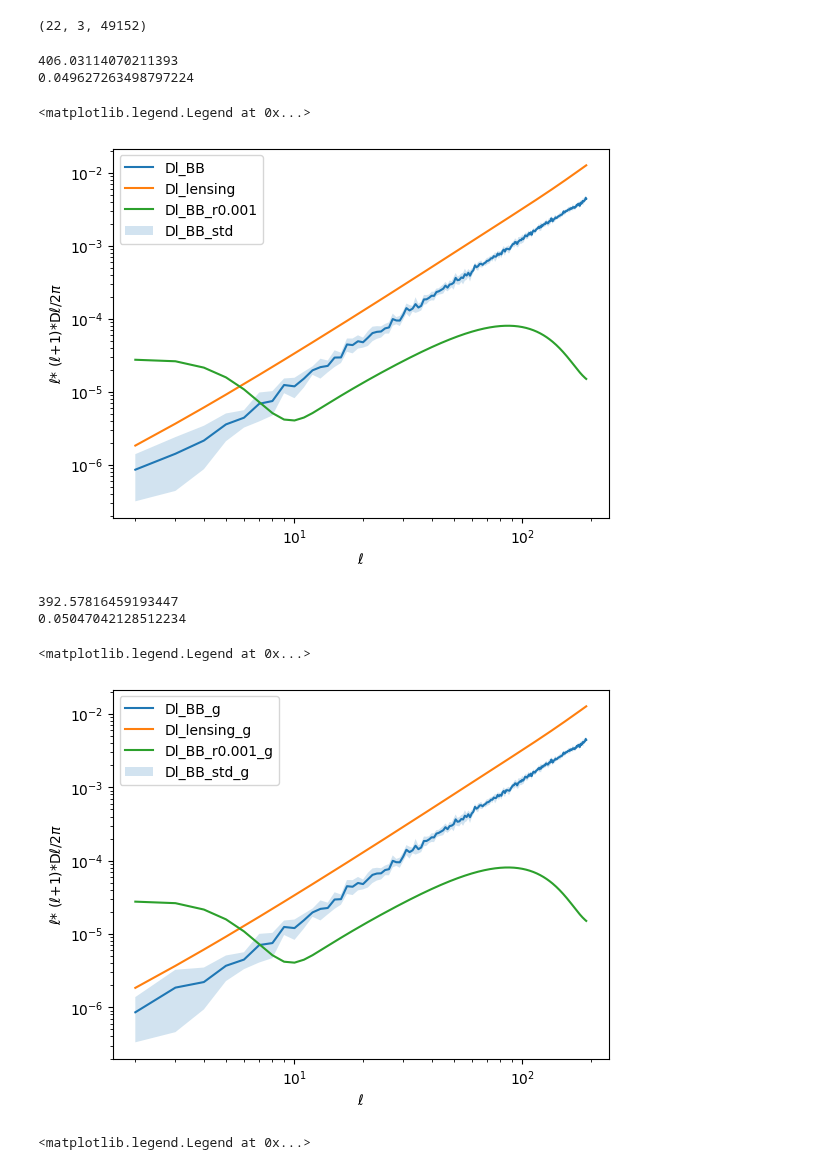
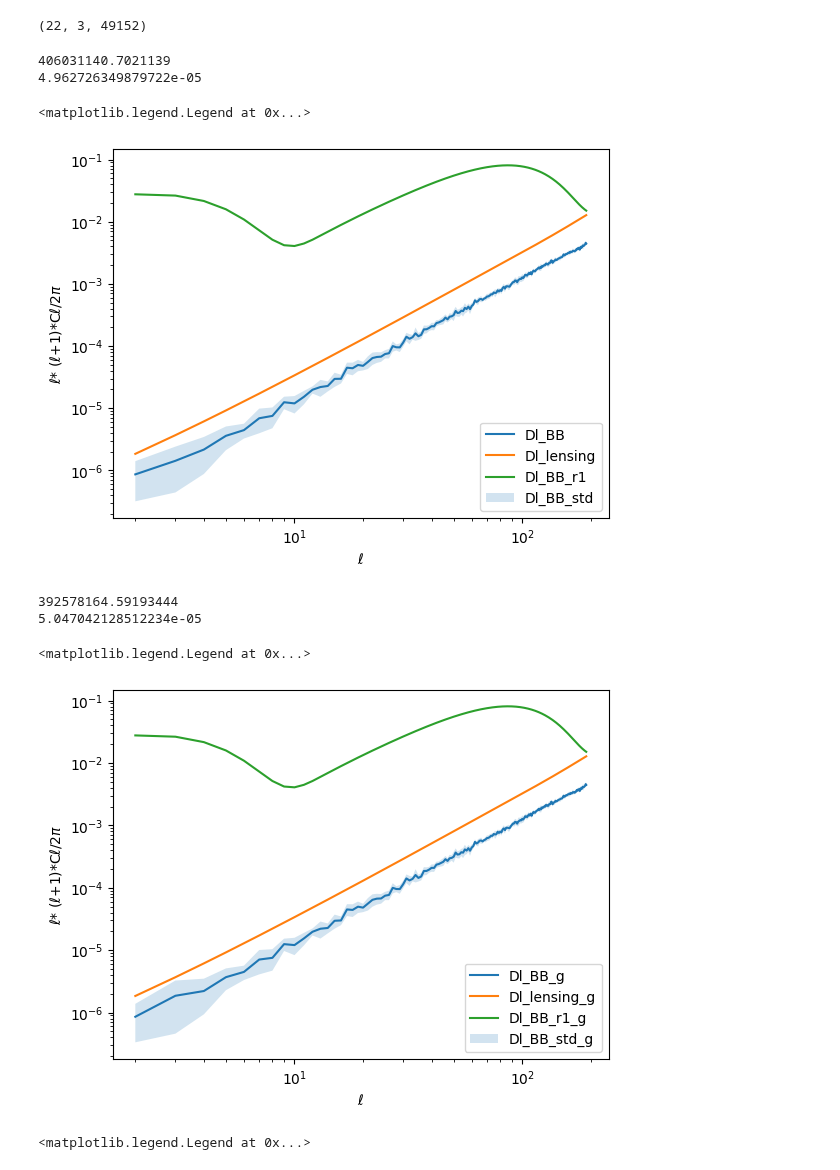
Before and after one commit to AlicePirotta/APC, a Jupyter notebook: noise.ipynb, the cells around one changed output. Drawn from its saved outputs; the diff is of its cells as text; code cells hidden in the pictures.

```diff
--- a/noise.ipynb
+++ b/noise.ipynb
@@ -97,15 +97,16 @@ Dl_std = (ell*(ell+1)*Cl_std)/(2*m.pi)
 
 
 
-Cl_BB = _get_Cl_cmb(Alens=0.0, r=0.001)[2][2:192]
+Cl_BB = _get_Cl_cmb(Alens=0.0, r=1.)[2][2:192]
 Dl_BB = (ell*(ell+1)*Cl_BB)/(2*m.pi)
 
 Cl_lens = _get_Cl_cmb(Alens=1.0, r=0.)[2][2:192]
 Dl_lens = (ell*(ell+1)*Cl_lens)/(2*m.pi)
 
-Data = Dl_mean + Dl_lens
+
+Data = Cl_mean + Cl_lens
 fsky = 1
-F = np.sum((2*ell+1) * fsky / 2*Dl_BB** 2 / Data ** 2)
+F = np.sum((2*ell+1) * fsky / 2*Cl_BB** 2 / Data ** 2)
 sigma_r_fisher = np.sqrt(1.0 / F)
 print(F)
 print(sigma_r_fisher)
@@ -116,19 +117,19 @@ print(sigma_r_fisher)
 
 plt.loglog(ell, Dl_mean, label = "Dl_BB")
 plt.loglog(ell, Dl_lens, label = "Dl_lensing")
-plt.loglog(ell, Dl_BB, label = "Dl_BB_r0.001")
+plt.loglog(ell, Dl_BB, label = "Dl_BB_r1")
 plt.fill_between(ell,Dl_mean+Dl_std, Dl_mean-Dl_std, alpha=0.2, label="Dl_BB_std")
 
 
 
 plt.xlabel(r'$\ell$')
-plt.ylabel(r'$\ell$* ($\ell$+1)*D$\ell$/2$\pi$')
+plt.ylabel(r'$\ell$* ($\ell$+1)*C$\ell$/2$\pi$')
 plt.legend()
 # %% [output]
-406.03114070211393
-0.049627263498797224
+406031140.7021139
+4.962726349879722e-05
 <matplotlib.legend.Legend at 0x...>
-[figure, old version]
+[figure, new version]
 # %%
 Cl_all_g = []
 seeds = 10
@@ -188,41 +189,41 @@ ell = np.arange(2,192)
 Dl_mean_g = (ell*(ell+1)*Cl_mean_g)/(2*m.pi)
 Dl_std_g = (ell*(ell+1)*Cl_std_g)/(2*m.pi)
 
 
 
 
-Cl_BB = _get_Cl_cmb(Alens=0.0, r=0.001)[2][2:192]
+Cl_BB = _get_Cl_cmb(Alens=0.0, r=1.)[2][2:192]
 Dl_BB = (ell*(ell+1)*Cl_BB)/(2*m.pi)
 
 Cl_lens = _get_Cl_cmb(Alens=1.0, r=0.)[2][2:192]
 Dl_lens = (ell*(ell+1)*Cl_lens)/(2*m.pi)
 
-Data_g = Dl_mean_g + Dl_lens
+Data_g = Cl_mean_g + Cl_lens
 fsky = 1
-F_g = np.sum((2*ell+1) * fsky / 2*Dl_BB** 2 / Data_g ** 2)
+F_g = np.sum((2*ell+1) * fsky / 2*Cl_BB** 2 / Data_g ** 2)
 sigma_r_fisher_g = np.sqrt(1.0 / F_g)
 print(F_g)
 print(sigma_r_fisher_g)
 
 
 
 
 
 plt.loglog(ell, Dl_mean_g, label = "Dl_BB_g")
 plt.loglog(ell, Dl_lens, label = "Dl_lensing_g")
-plt.loglog(ell, Dl_BB, label = "Dl_BB_r0.001_g")
+plt.loglog(ell, Dl_BB, label = "Dl_BB_r1_g")
 plt.fill_between(ell,Dl_mean_g+Dl_std_g, Dl_mean_g-Dl_std_g, alpha=0.2, label="Dl_BB_std_g")
 
 
 
 plt.xlabel(r'$\ell$')
-plt.ylabel(r'$\ell$* ($\ell$+1)*D$\ell$/2$\pi$')
+plt.ylabel(r'$\ell$* ($\ell$+1)*C$\ell$/2$\pi$')
 plt.legend()
 # %% [output]
-392.57816459193447
-0.05047042128512234
+392578164.59193444
+5.047042128512234e-05
 <matplotlib.legend.Legend at 0x...>
-[figure, old version]
+[figure, new version]
 # %%
 plt.loglog(ell, Dl_mean, label = "Dl_BB", color= 'blue')
 plt.fill_between(ell,Dl_mean+Dl_std, Dl_mean-Dl_std, alpha=0.2, label="Dl_BB_std", color = 'red')
```
